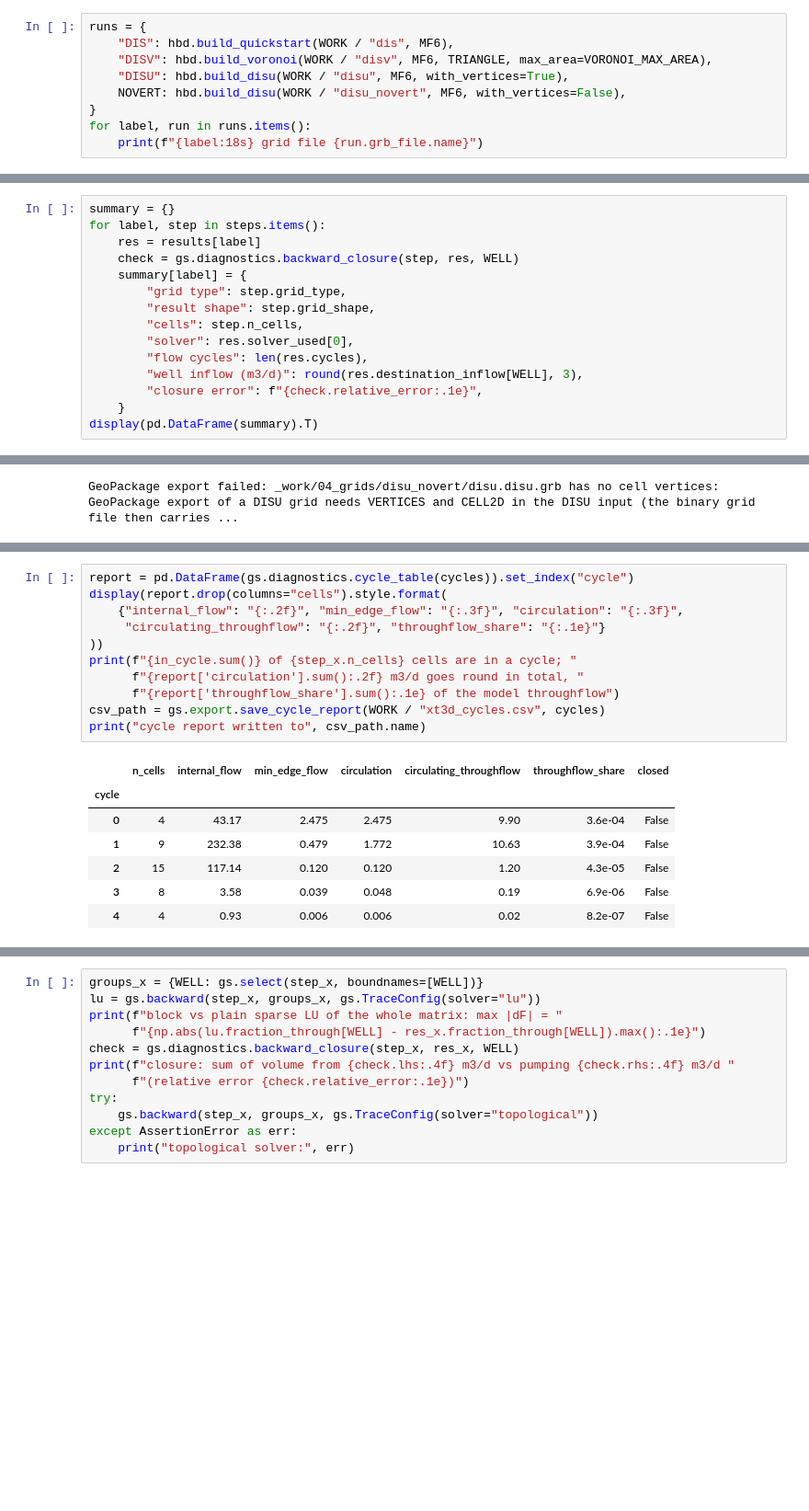
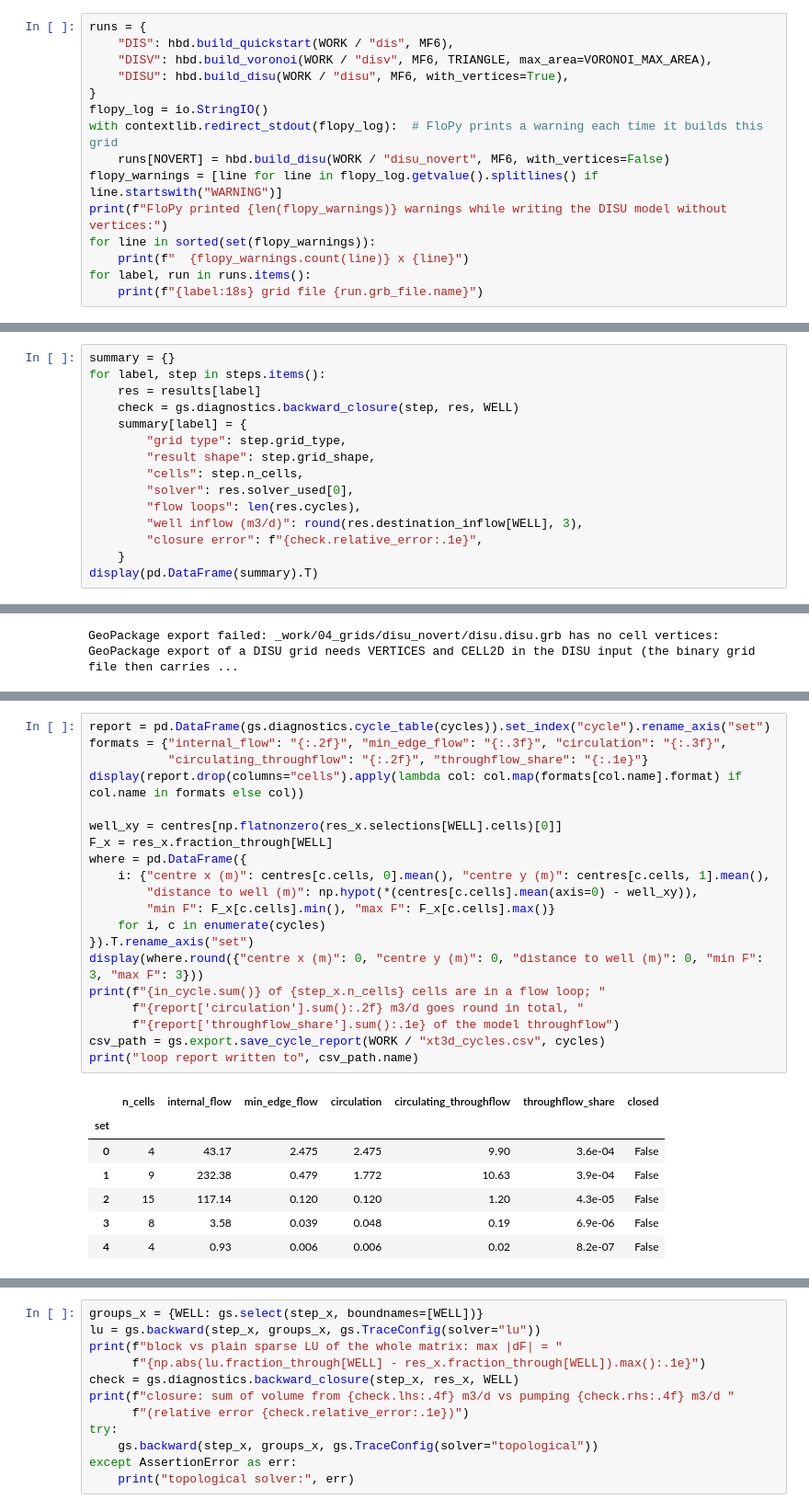
Before and after one commit to rhugman/gw-source, a Jupyter notebook: tutorials/04_grids/04_grids.ipynb, the cells around one changed output, grey strips where cells are left out. Shown at 92% size. Drawn from its saved outputs; the diff is of its cells as text; blank space fills up the shorter version.

```diff
--- a/tutorials/04_grids/04_grids.ipynb
+++ b/tutorials/04_grids/04_grids.ipynb
@@ -70,8 +75,14 @@ runs = {
     "DIS": hbd.build_quickstart(WORK / "dis", MF6),
     "DISV": hbd.build_voronoi(WORK / "disv", MF6, TRIANGLE, max_area=VORONOI_MAX_AREA),
     "DISU": hbd.build_disu(WORK / "disu", MF6, with_vertices=True),
-    NOVERT: hbd.build_disu(WORK / "disu_novert", MF6, with_vertices=False),
 }
+flopy_log = io.StringIO()
+with contextlib.redirect_stdout(flopy_log):  # FloPy prints a warning each time it builds this grid
+    runs[NOVERT] = hbd.build_disu(WORK / "disu_novert", MF6, with_vertices=False)
+flopy_warnings = [line for line in flopy_log.getvalue().splitlines() if line.startswith("WARNING")]
+print(f"FloPy printed {len(flopy_warnings)} warnings while writing the DISU model without vertices:")
+for line in sorted(set(flopy_warnings)):
+    print(f"  {flopy_warnings.count(line)} x {line}")
 for label, run in runs.items():
     print(f"{label:18s} grid file {run.grb_file.name}")
 # %% [output]
@@ -117,7 +117,7 @@ for label, step in steps.items():
         "result shape": step.grid_shape,
         "cells": step.n_cells,
         "solver": res.solver_used[0],
-        "flow cycles": len(res.cycles),
+        "flow loops": len(res.cycles),
         "well inflow (m3/d)": round(res.destination_inflow[WELL], 3),
         "closure error": f"{check.relative_error:.1e}",
     }
@@ -331,17 +344,26 @@ plt.show()
 # %%
-report = pd.DataFrame(gs.diagnostics.cycle_table(cycles)).set_index("cycle")
-display(report.drop(columns="cells").style.format(
-    {"internal_flow": "{:.2f}", "min_edge_flow": "{:.3f}", "circulation": "{:.3f}",
-     "circulating_throughflow": "{:.2f}", "throughflow_share": "{:.1e}"}
-))
-print(f"{in_cycle.sum()} of {step_x.n_cells} cells are in a cycle; "
+report = pd.DataFrame(gs.diagnostics.cycle_table(cycles)).set_index("cycle").rename_axis("set")
+formats = {"internal_flow": "{:.2f}", "min_edge_flow": "{:.3f}", "circulation": "{:.3f}",
+           "circulating_throughflow": "{:.2f}", "throughflow_share": "{:.1e}"}
+display(report.drop(columns="cells").apply(lambda col: col.map(formats[col.name].format) if col.name in formats else col))
+
+well_xy = centres[np.flatnonzero(res_x.selections[WELL].cells)[0]]
+F_x = res_x.fraction_through[WELL]
+where = pd.DataFrame({
+    i: {"centre x (m)": centres[c.cells, 0].mean(), "centre y (m)": centres[c.cells, 1].mean(),
+        "distance to well (m)": np.hypot(*(centres[c.cells].mean(axis=0) - well_xy)),
+        "min F": F_x[c.cells].min(), "max F": F_x[c.cells].max()}
+    for i, c in enumerate(cycles)
+}).T.rename_axis("set")
+display(where.round({"centre x (m)": 0, "centre y (m)": 0, "distance to well (m)": 0, "min F": 3, "max F": 3}))
+print(f"{in_cycle.sum()} of {step_x.n_cells} cells are in a flow loop; "
       f"{report['circulation'].sum():.2f} m3/d goes round in total, "
       f"{report['throughflow_share'].sum():.1e} of the model throughflow")
 csv_path = gs.export.save_cycle_report(WORK / "xt3d_cycles.csv", cycles)
-print("cycle report written to", csv_path.name)
+print("loop report written to", csv_path.name)
 # %% [output]
 |  | n_cells | internal_flow | min_edge_flow | circulation | circulating_throughflow | throughflow_share | closed |
-| cycle |  |  |  |  |  |  |  |
+| set |  |  |  |  |  |  |  |
 | 0 | 4 | 43.17 | 2.475 | 2.475 | 9.90 | 3.6e-04 | False |
 | 1 | 9 | 232.38 | 0.479 | 1.772 | 10.63 | 3.9e-04 | False |
 | 2 | 15 | 117.14 | 0.120 | 0.120 | 1.20 | 4.3e-05 | False |
```
Also changed, not shown: parts of 25 cells of this notebook, 1 other file.
